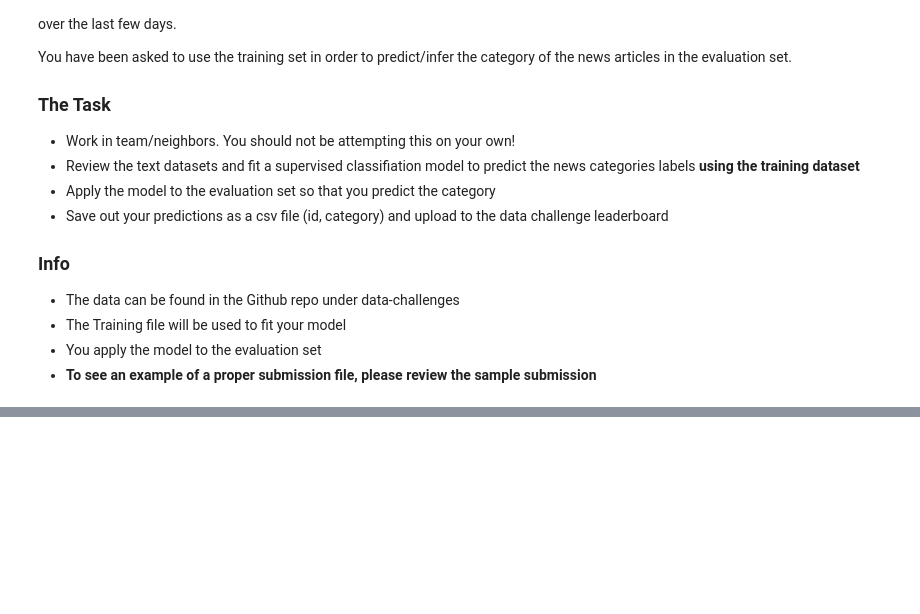
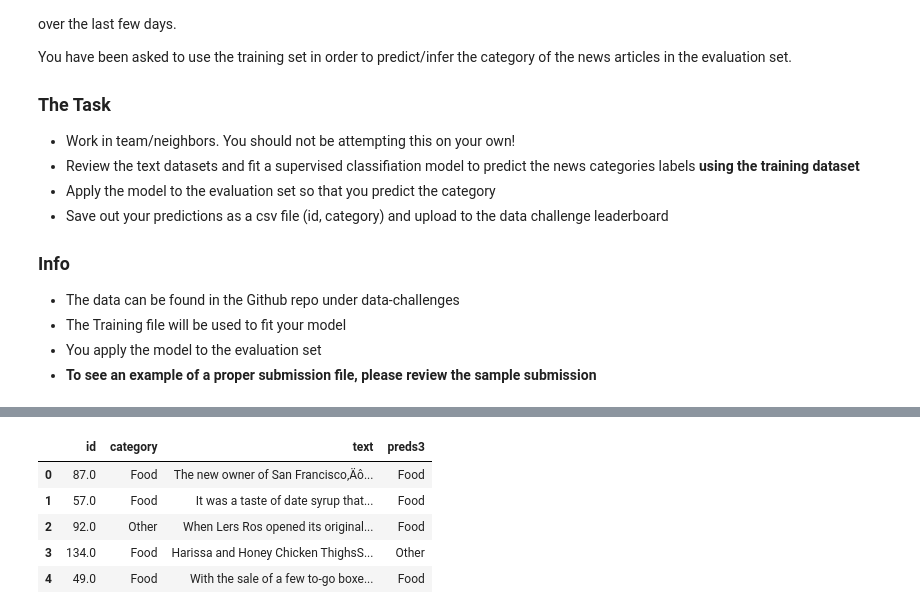
Before and after one commit to AlexVonSchwerdtner/BA820-Fall-2021, a Jupyter notebook: self exploration/sessions/session 12/12B_Data_Challenge_News_Classification.ipynb, the cells around one changed output, grey strips where cells are left out. Cells and saved outputs as stored; diff of their text form; code cells hidden in the pictures; blank space fills up the shorter version.

```diff
--- a/self exploration/sessions/session 12/12B_Data_Challenge_News_Classification.ipynb
+++ b/self exploration/sessions/session 12/12B_Data_Challenge_News_Classification.ipynb
@@ -24,0 +100,4 @@ You have been asked to use the training set in order to predict/infer the catego
+# %%
+# setup the data
+X = train.text.to_list()
+y = train.category
@@ -24,0 +109,7 @@ You have been asked to use the training set in order to predict/infer the catego
+# %%
+steps = [("vec", TfidfVectorizer()),
+         ("clf", DecisionTreeClassifier(max_depth=10, min_samples_leaf=15, min_samples_split=30))]
+
+pipe_tree = Pipeline(steps)
+# %%
+pipe_tree.fit(X, y)
@@ -24,0 +136,11 @@ You have been asked to use the training set in order to predict/infer the catego
+# %%
+train['preds3'] = pipe_tree.predict(X)
+# %%
+train.head()
+# %% [output]
+|  | id | category | text | preds3 |
+| 0 | 87.0 | Food | The new owner of San Francisco‚Äô... | Food |
+| 1 | 57.0 | Food | It was a taste of date syrup that... | Food |
+| 2 | 92.0 | Other | When Lers Ros opened its original... | Food |
+| 3 | 134.0 | Food | Harissa and Honey Chicken ThighsS... | Other |
+| 4 | 49.0 | Food | With the sale of a few to-go boxe... | Food |
```
Also changed, not shown: parts of 13 cells of this notebook, 12 other files.
